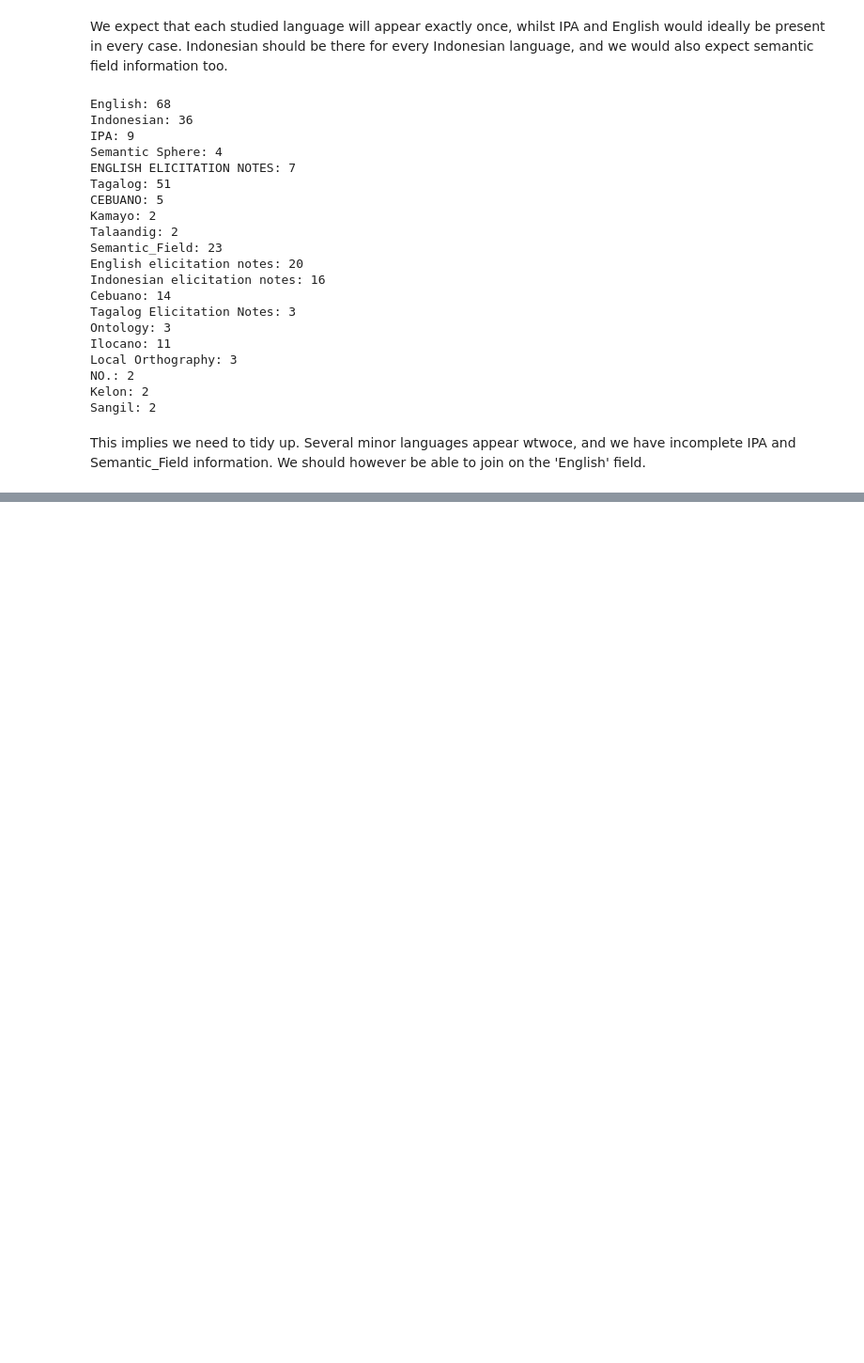
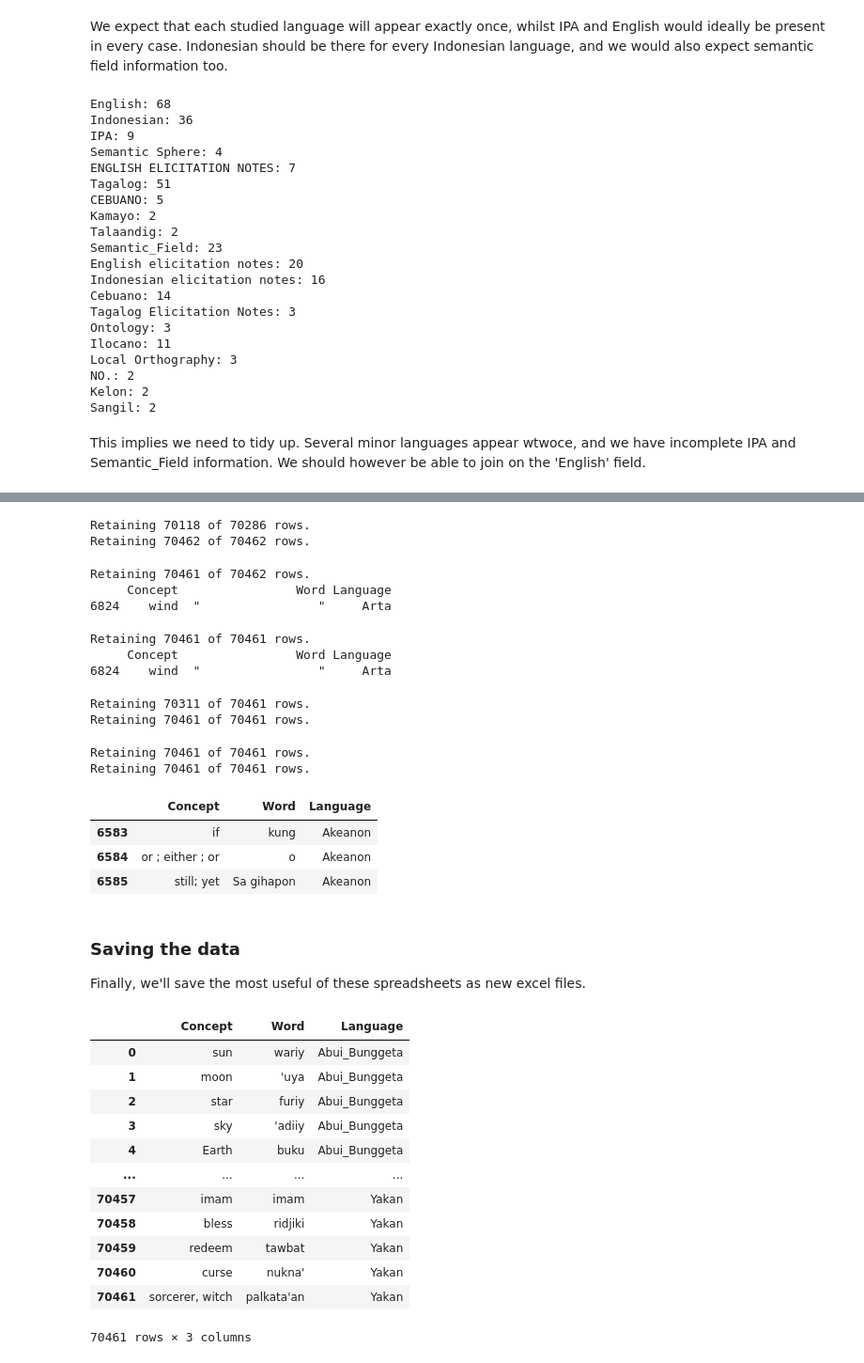
Before and after one commit to danjlawson/ocseanworkshop2025, a Jupyter notebook: process_linguistic_excel_data.ipynb, the cells around one changed output, grey strips where cells are left out. Shown: that part at 94% size. Saved outputs shown, nothing was run; the diff lists cells and outputs as text; code cells hidden in the pictures; blank space fills up the shorter version.

```diff
--- a/process_linguistic_excel_data.ipynb
+++ b/process_linguistic_excel_data.ipynb
@@ -384,3 +416,49 @@ Finally, we'll save the most useful of these spreadsheets as new excel files.
+# %%
+test_good, test_bad = split_dataframe_by_regexp(joined_data_good,'Word','/',regex=False)
+joined_data_good = split_and_join_column(joined_data_good,'Word','[/]')
+test_good, test_bad = split_dataframe_by_regexp(joined_data_good,'Word','/',regex=False)
+# %% [output]
+Retaining 70118 of 70286 rows.
+Retaining 70462 of 70462 rows.
+# %%
+joined_data_good, joined_data_bad = split_dataframe_by_regexp(joined_data_good,'Word',r"[\"]")
+print(joined_data_bad)
+# %% [output]
+Retaining 70461 of 70462 rows.
+     Concept                Word Language
+6824    wind  "                "     Arta
+# %%
+joined_data_good, joined_data_bad2 = split_dataframe_by_regexp(joined_data_good,'Word',"\t",regex=False)
+print(joined_data_bad)
+# %% [output]
+Retaining 70461 of 70461 rows.
+     Concept                Word Language
+6824    wind  "                "     Arta
+# %%
+test_good, test_bad = split_dataframe_by_regexp(joined_data_good,'Concept','/',regex=False)
+joined_data_good['Concept'] = joined_data_good['Concept'].str.replace('/',';')
+test_good, test_bad = split_dataframe_by_regexp(joined_data_good,'Concept','/',regex=False)
+# %% [output]
+Retaining 70311 of 70461 rows.
+Retaining 70461 of 70461 rows.
+# %%
+test_good, test_bad = split_dataframe_by_regexp(joined_data_good,'Concept','/',regex=False)
+joined_data_good['Concept'] = joined_data_good['Concept'].str.replace('_x000D_',' ')
+test_good, test_bad = split_dataframe_by_regexp(joined_data_good,'Concept','/',regex=False)
+# %% [output]
+Retaining 70461 of 70461 rows.
+Retaining 70461 of 70461 rows.
+# %%
+joined_data_good.loc[6583:6585,:]
+# %% [output]
+|  | Concept | Word | Language |
+| 6583 | if | kung | Akeanon |
+| 6584 | or ; either ; or | o | Akeanon |
+| 6585 | still; yet | Sa gihapon | Akeanon |
+# %% [markdown]
+### Saving the data
+
+Finally, we'll save the most useful of these spreadsheets as new excel files.
 # %%
 ## Annoyingly the 'to_excel' function doesn't handle True/False very well, so we'll make a duplicate that contains strings and save those.
 englishsheet.replace({True: 'TRUE', False: 'FALSE'}).to_excel("OCSEAN_initial_englishsheet.xlsx")
@@ -390,2 +472,18 @@ joined_data.to_excel("OCSEAN_initial_joineddata.xlsx")
 # %%
 pivoted_data.to_excel("OCSEAN_initial_joineddata_pivoted_derived.xlsx")
+# %%
+joined_data_good
+# %% [output]
+|  | Concept | Word | Language |
+| 0 | sun | wariy | Abui_Bunggeta |
+| 1 | moon | 'uya | Abui_Bunggeta |
+| 2 | star | furiy | Abui_Bunggeta |
+| 3 | sky | 'adiiy | Abui_Bunggeta |
+| 4 | Earth | buku | Abui_Bunggeta |
+| ... | ... | ... | ... |
+| 70457 | imam | imam | Yakan |
+| 70458 | bless | ridjiki | Yakan |
+| 70459 | redeem | tawbat | Yakan |
+| 70460 | curse | nukna' | Yakan |
+| 70461 | sorcerer, witch | palkata'an | Yakan |
+70461 rows × 3 columns
```
Also changed, not shown: parts of 6 cells of this notebook, 1 other file.
